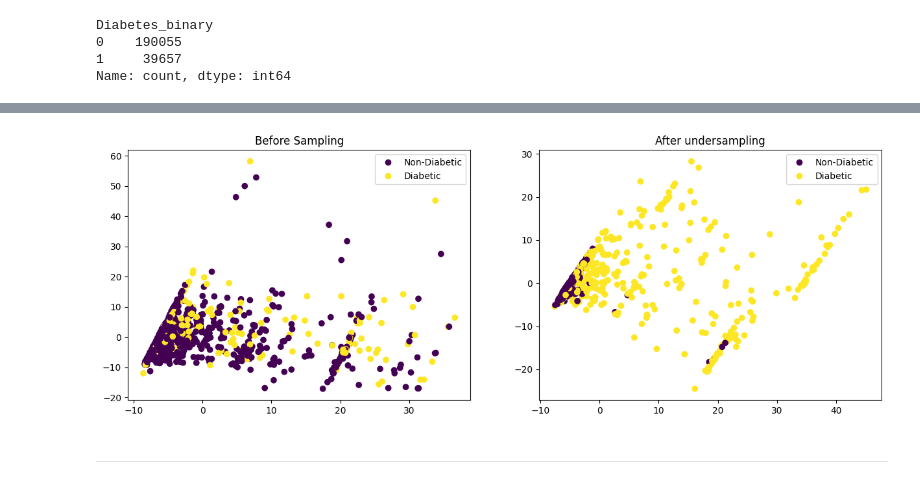
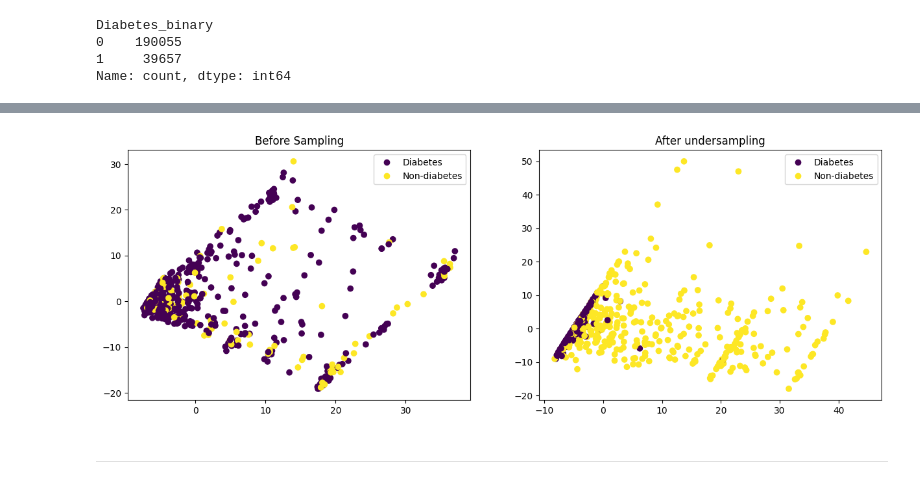
Before and after one commit to VectorInstitute/ai-deployment-bootcamp, a Jupyter notebook: model_training/notebooks/Final_diabetes-prediction-models.ipynb, the cells around one changed output, grey strips where cells are left out. Saved outputs shown, nothing was run; the diff lists cells and outputs as text; code cells hidden in the pictures.

```diff
--- a/model_training/notebooks/Final_diabetes-prediction-models.ipynb
+++ b/model_training/notebooks/Final_diabetes-prediction-models.ipynb
@@ -297,23 +280,23 @@ Name: count, dtype: int64
 # %%
 fig, ax = plt.subplots(1, 2, figsize=(15,5))
 axe = ax.ravel()
 
 
 def plot_pca(x_all, y_all, ax, title=""):
     tmp = pd.concat([x_all, y_all], axis=1).sample(1000)
     x = tmp.drop(columns=['Diabetes_binary'])
     y = tmp['Diabetes_binary']
 
     pca = PCA()
     Xt = pca.fit_transform(x)
     plot = ax.scatter(Xt[:,0], Xt[:,1], c=y)
     ax.set(title=title)
-    ax.legend(handles=plot.legend_elements()[0], labels=list(data2['Diabetes_binary_str'].unique()));
+    ax.legend(handles=plot.legend_elements()[0], labels=['Diabetes', 'Non-diabetes']);
 
 plot_pca(X, Y, ax=axe[0], title="Before Sampling")
 plot_pca(x_sm, y_sm, ax=axe[1], title="After undersampling")
 # %% [output]
-[figure, old version]
+[figure, new version]
 # %% [markdown]
 _______________________________________________________________________________________________________________________
 # %% [markdown]
```
Also changed, not shown: parts of 10 cells of this notebook, 20 other files.
